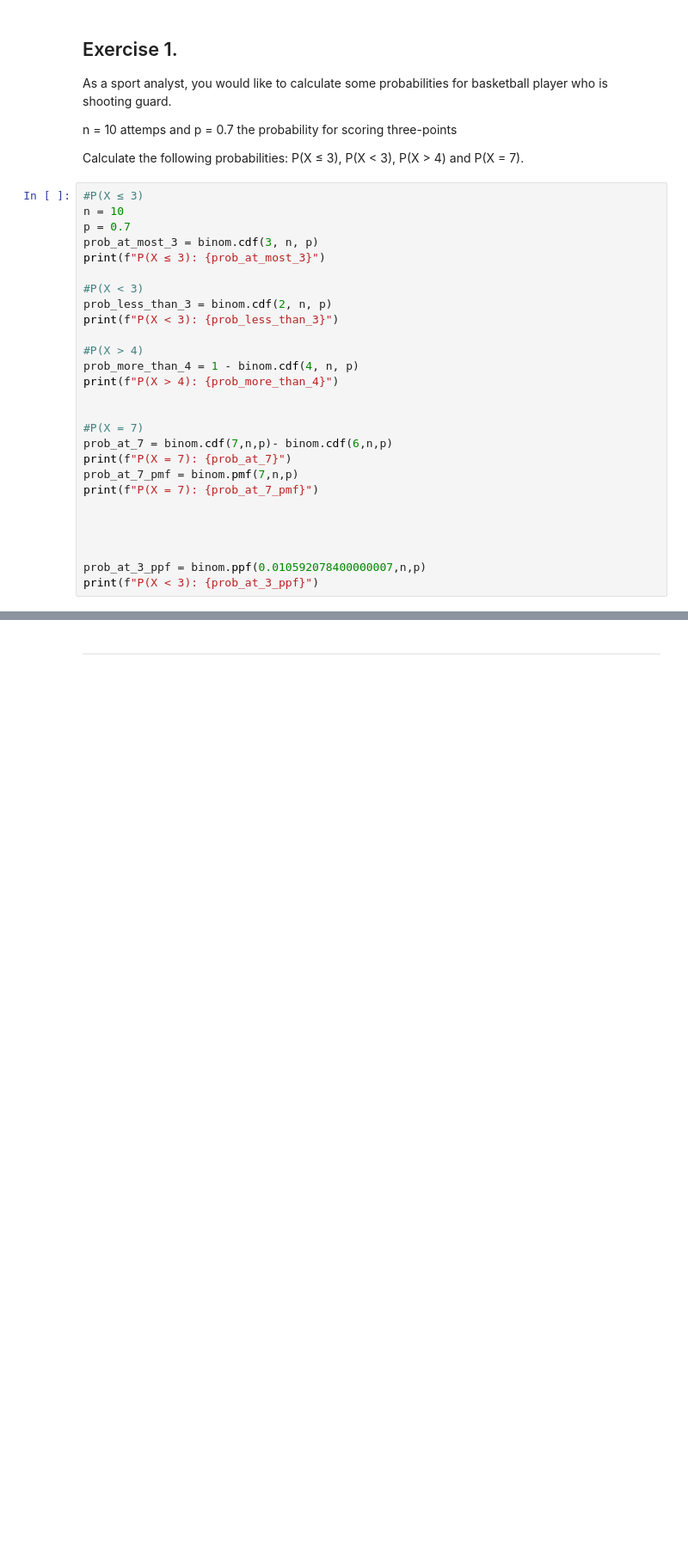
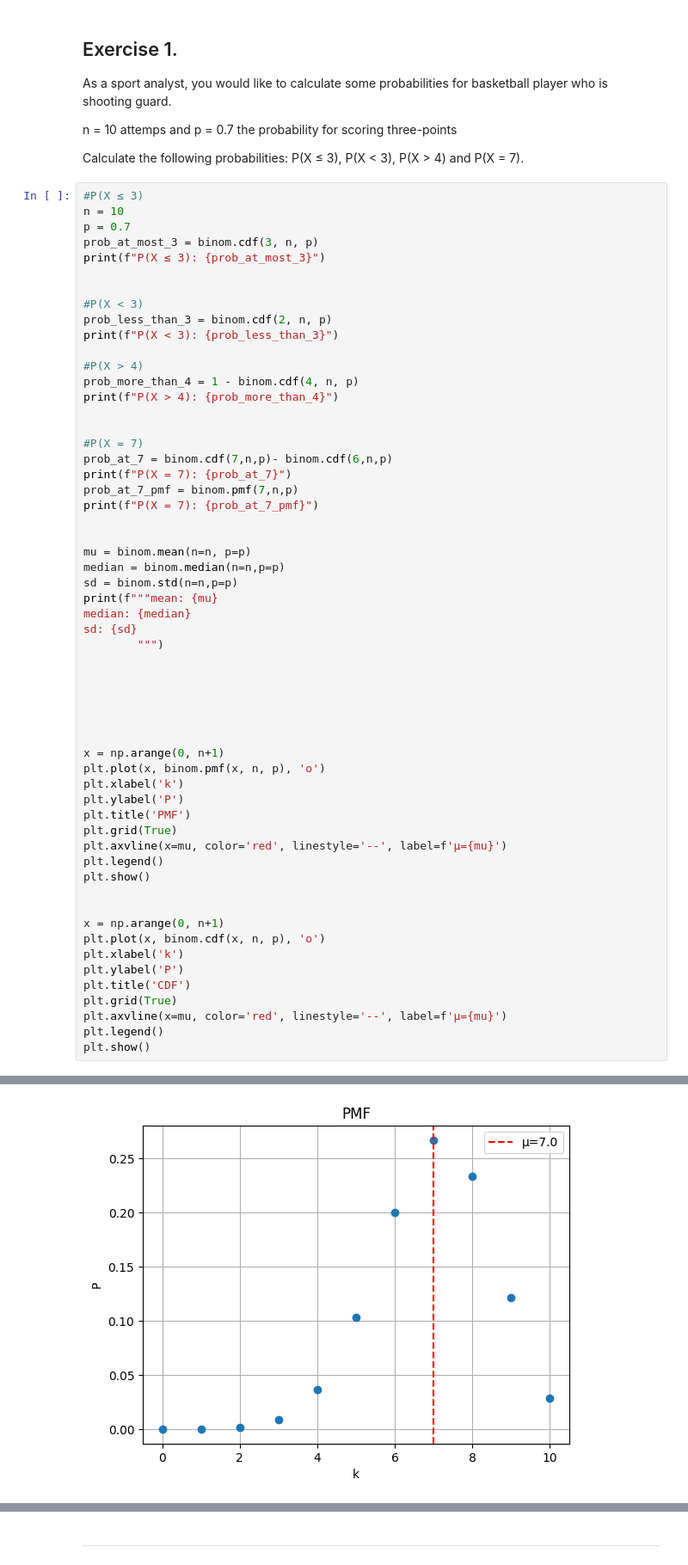
Before and after one commit to rszgosz/Mathematical-Statistics, a Jupyter notebook: Distributions.ipynb, the cells around one changed output, grey strips where cells are left out. Shown at 86% size. Cells and saved outputs as stored; diff of their text form; blank space fills up the shorter version.

Commit message:
- added plots

```diff
--- a/Distributions.ipynb
+++ b/Distributions.ipynb
@@ -47,6 +48,7 @@ n = 10
 p = 0.7
 prob_at_most_3 = binom.cdf(3, n, p)
 print(f"P(X ≤ 3): {prob_at_most_3}")
+
 
 #P(X < 3)
 prob_less_than_3 = binom.cdf(2, n, p)
@@ -64,10 +66,39 @@ prob_at_7_pmf = binom.pmf(7,n,p)
 print(f"P(X = 7): {prob_at_7_pmf}")
 
 
+mu = binom.mean(n=n, p=p)
+median = binom.median(n=n,p=p)
+sd = binom.std(n=n,p=p)
+print(f"""mean: {mu}
+median: {median}
+sd: {sd}
+        """)
 
 
-prob_at_3_ppf = binom.ppf(0.010592078400000007,n,p)
-print(f"P(X < 3): {prob_at_3_ppf}")
+
+
+
+
+x = np.arange(0, n+1)
+plt.plot(x, binom.pmf(x, n, p), 'o')
+plt.xlabel('k')
+plt.ylabel('P')
+plt.title('PMF')
+plt.grid(True)
+plt.axvline(x=mu, color='red', linestyle='--', label=f'μ={mu}')
+plt.legend()
+plt.show()
+
+
+x = np.arange(0, n+1)
+plt.plot(x, binom.cdf(x, n, p), 'o')
+plt.xlabel('k')
+plt.ylabel('P')
+plt.title('CDF')
+plt.grid(True)
+plt.axvline(x=mu, color='red', linestyle='--', label=f'μ={mu}')
+plt.legend()
+plt.show()
 # %% [output]
 P(X ≤ 3): 0.010592078400000007
 P(X < 3): 0.0015903864000000015
@@ -77,0 +111 @@ P(X < 3): 3.0
+[figure, added]
```
Also changed, not shown: parts of 3 cells of this notebook.
